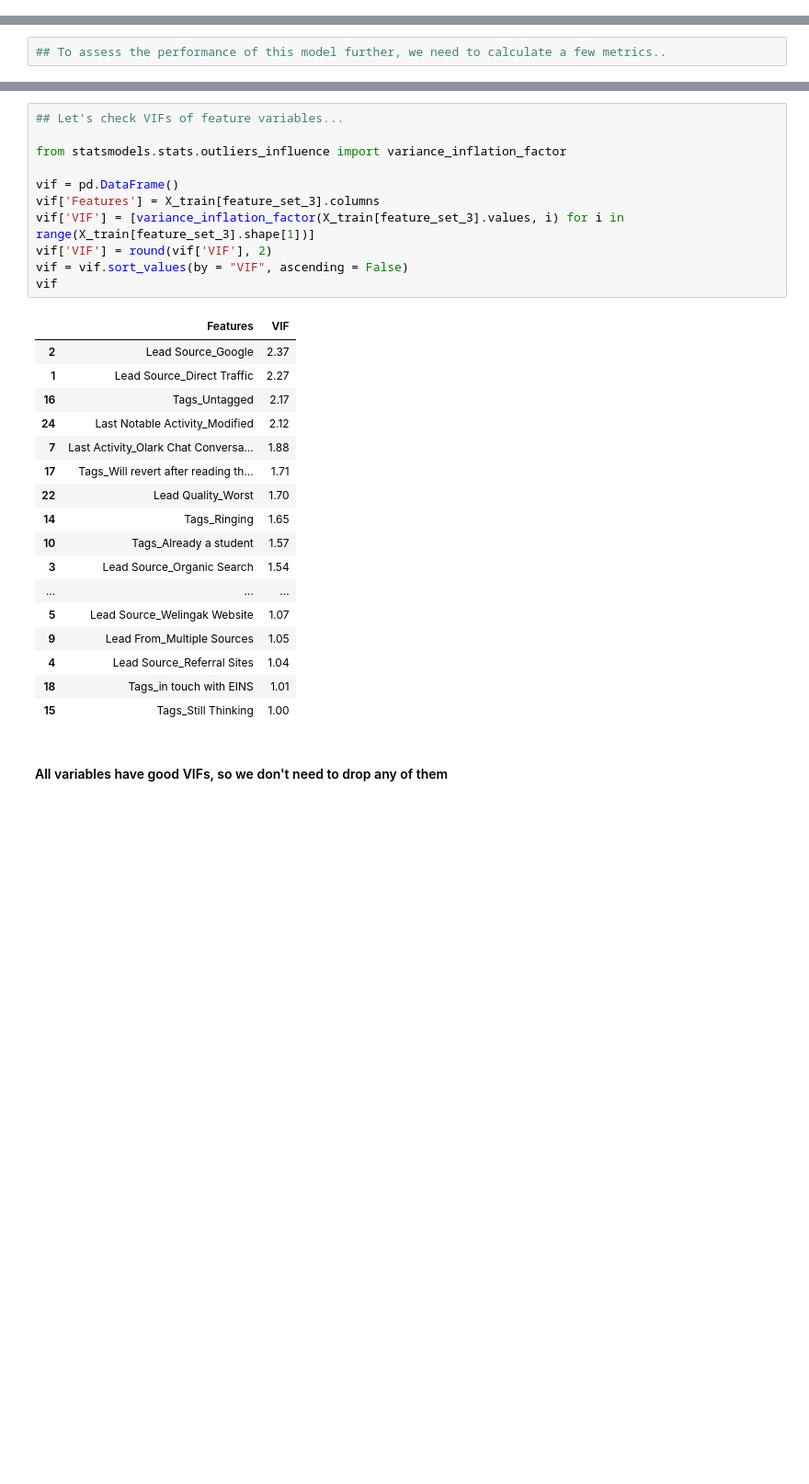
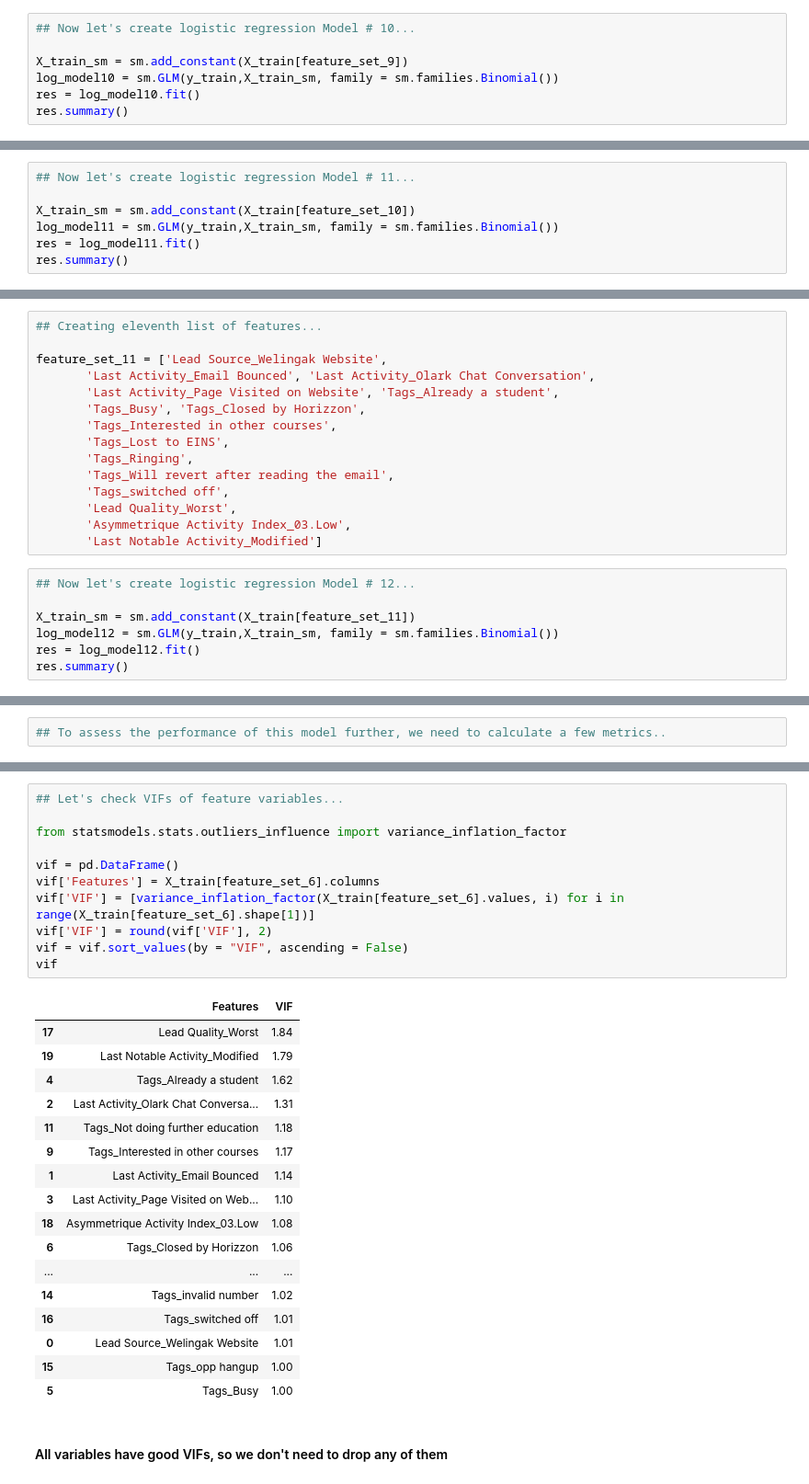
Before and after one commit to pckulkarni88/Lead_Scoring_Assignment, a Jupyter notebook: Lead_Scoring_Assignment.ipynb, the cells around one changed output, grey strips where cells are left out. Shown at 92% size. Drawn from its saved outputs; the diff is of its cells as text; blank space fills up the shorter version.

```diff
--- a/Lead_Scoring_Assignment.ipynb
+++ b/Lead_Scoring_Assignment.ipynb
@@ -1371,0 +1623,7 @@ Generalized Linear Model Regression Results
+# %%
+## Now let's create logistic regression Model # 10...
+
+X_train_sm = sm.add_constant(X_train[feature_set_9])
+log_model10 = sm.GLM(y_train,X_train_sm, family = sm.families.Binomial())
+res = log_model10.fit()
+res.summary()
@@ -1371,0 +1674,7 @@ Generalized Linear Model Regression Results
+# %%
+## Now let's create logistic regression Model # 11...
+
+X_train_sm = sm.add_constant(X_train[feature_set_10])
+log_model11 = sm.GLM(y_train,X_train_sm, family = sm.families.Binomial())
+res = log_model11.fit()
+res.summary()
@@ -1371,0 +1710,22 @@ Generalized Linear Model Regression Results
+# %%
+## Creating eleventh list of features...
+
+feature_set_11 = ['Lead Source_Welingak Website',
+       'Last Activity_Email Bounced', 'Last Activity_Olark Chat Conversation',
+       'Last Activity_Page Visited on Website', 'Tags_Already a student',
+       'Tags_Busy', 'Tags_Closed by Horizzon',
+       'Tags_Interested in other courses',
+       'Tags_Lost to EINS',
+       'Tags_Ringing',
+       'Tags_Will revert after reading the email',
+       'Tags_switched off',
+       'Lead Quality_Worst',
+       'Asymmetrique Activity Index_03.Low',
+       'Last Notable Activity_Modified']
+# %%
+## Now let's create logistic regression Model # 12...
+
+X_train_sm = sm.add_constant(X_train[feature_set_11])
+log_model12 = sm.GLM(y_train,X_train_sm, family = sm.families.Binomial())
+res = log_model12.fit()
+res.summary()
@@ -1547,32 +1935,32 @@ print(metrics.accuracy_score(y_train_pred_final.Converted, y_train_pred_final.Co
 # %%
 ## Let's check VIFs of feature variables...
 
 from statsmodels.stats.outliers_influence import variance_inflation_factor
 
 vif = pd.DataFrame()
-vif['Features'] = X_train[feature_set_3].columns
-vif['VIF'] = [variance_inflation_factor(X_train[feature_set_3].values, i) for i in range(X_train[feature_set_3].shape[1])]
+vif['Features'] = X_train[feature_set_6].columns
+vif['VIF'] = [variance_inflation_factor(X_train[feature_set_6].values, i) for i in range(X_train[feature_set_6].shape[1])]
 vif['VIF'] = round(vif['VIF'], 2)
 vif = vif.sort_values(by = "VIF", ascending = False)
 vif
 # %% [output]
 |  | Features | VIF |
-| 2 | Lead Source_Google | 2.37 |
-| 1 | Lead Source_Direct Traffic | 2.27 |
-| 16 | Tags_Untagged | 2.17 |
-| 24 | Last Notable Activity_Modified | 2.12 |
-| 7 | Last Activity_Olark Chat Conversa... | 1.88 |
-| 17 | Tags_Will revert after reading th... | 1.71 |
-| 22 | Lead Quality_Worst | 1.70 |
-| 14 | Tags_Ringing | 1.65 |
-| 10 | Tags_Already a student | 1.57 |
-| 3 | Lead Source_Organic Search | 1.54 |
+| 17 | Lead Quality_Worst | 1.84 |
+| 19 | Last Notable Activity_Modified | 1.79 |
+| 4 | Tags_Already a student | 1.62 |
+| 2 | Last Activity_Olark Chat Conversa... | 1.31 |
+| 11 | Tags_Not doing further education | 1.18 |
+| 9 | Tags_Interested in other courses | 1.17 |
+| 1 | Last Activity_Email Bounced | 1.14 |
+| 3 | Last Activity_Page Visited on Web... | 1.10 |
+| 18 | Asymmetrique Activity Index_03.Low | 1.08 |
+| 6 | Tags_Closed by Horizzon | 1.06 |
 | ... | ... | ... |
-| 5 | Lead Source_Welingak Website | 1.07 |
-| 9 | Lead From_Multiple Sources | 1.05 |
-| 4 | Lead Source_Referral Sites | 1.04 |
-| 18 | Tags_in touch with EINS | 1.01 |
-| 15 | Tags_Still Thinking | 1.00 |
+| 14 | Tags_invalid number | 1.02 |
+| 16 | Tags_switched off | 1.01 |
+| 0 | Lead Source_Welingak Website | 1.01 |
+| 15 | Tags_opp hangup | 1.00 |
+| 5 | Tags_Busy | 1.00 |
 # %% [markdown]
 #### All variables have good VIFs, so we don't need to drop any of them
 # %%
```
Also changed, not shown: parts of 80 cells of this notebook.
